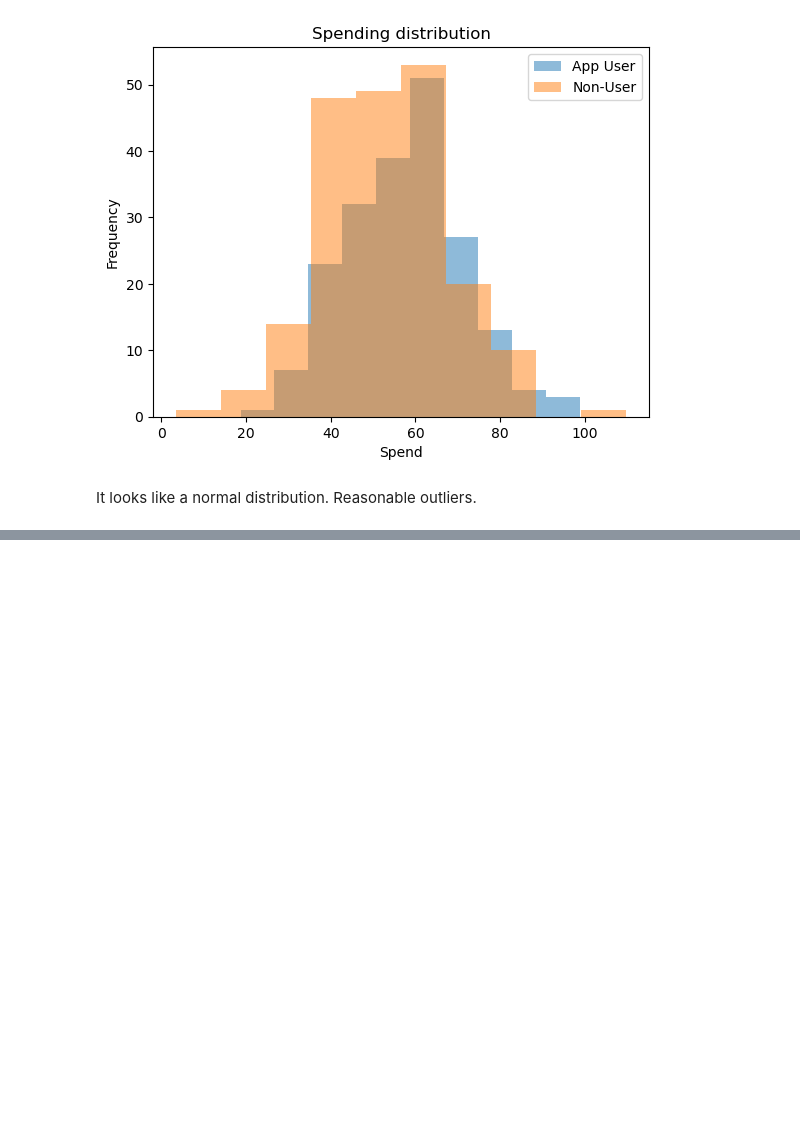
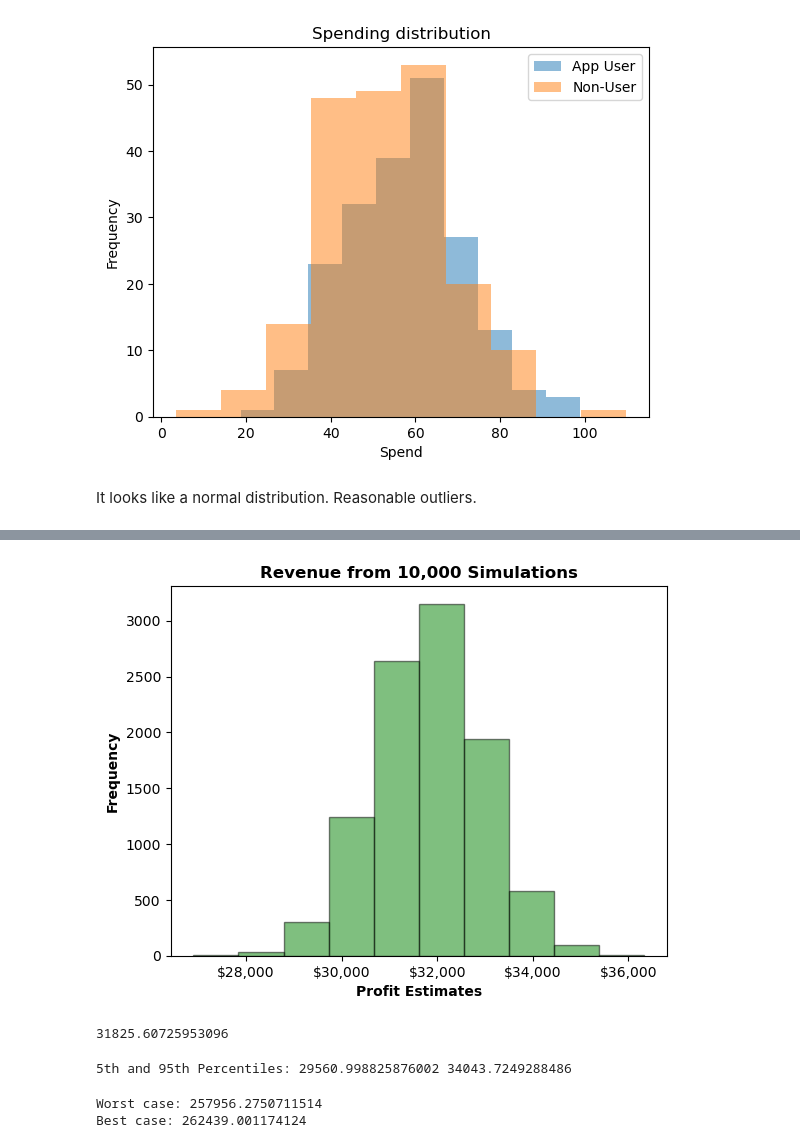
Before and after one commit to SMcLeaish/hypothesis-simulation-casestudy, a Jupyter notebook: hypothesis-simulation.ipynb, the cells around one changed output, grey strips where cells are left out. Drawn from its saved outputs; the diff is of its cells as text; code cells hidden in the pictures; blank space fills up the shorter version.

```diff
--- a/hypothesis-simulation.ipynb
+++ b/hypothesis-simulation.ipynb
@@ -50,0 +185,36 @@ It looks like a normal distribution. Reasonable outliers.
+# %%
+# 5. Plot a histogram of the 10,000 profit estimates.
+tent_au, tent_nu, tent_rev = simulation(1000, 5000, 10000)
+
+# Histogram check
+fig, ax = plt.subplots()
+ax.hist(tent_rev, alpha=0.5, edgecolor="black", color="green")
+ax.set_title("Revenue from 10,000 Simulations", weight="bold")
+ax.set_xlabel('Profit Estimates', weight="bold")
+ax.set_ylabel('Frequency', weight="bold")
+ax.xaxis.set_major_formatter(StrMethodFormatter('${x:,.0f}'))
+plt.show()
+# %% [output]
+[figure, added]
+# %%
+# 6. Answer:
+# What is the average simulated profit?
+print(np.mean(tent_rev))
+# %% [output]
+31825.60725953096
+# %%
+# What are the 5th and 95th percentiles of the simulated profit?
+low, high = np.percentile(tent_rev, [2.5, 97.5])
+print("5th and 95th Percentiles:", low, high)
+# %% [output]
+5th and 95th Percentiles: 29560.998825876002 34043.7249288486
+# %%
+# Explain how we could use this information to guide future spending decisions.
+# In the 5th percent worst case, how much money could they reasonably risk spending
+# if they wanted to remain profitable for shareholders?
+best = 292000 - low
+worst = 292000 - high
+print("Worst case:", worst, "\nBest case:", best)
+# %% [output]
+Worst case: 257956.2750711514
+Best case: 262439.001174124
```
Also changed, not shown: parts of 15 cells of this notebook.
